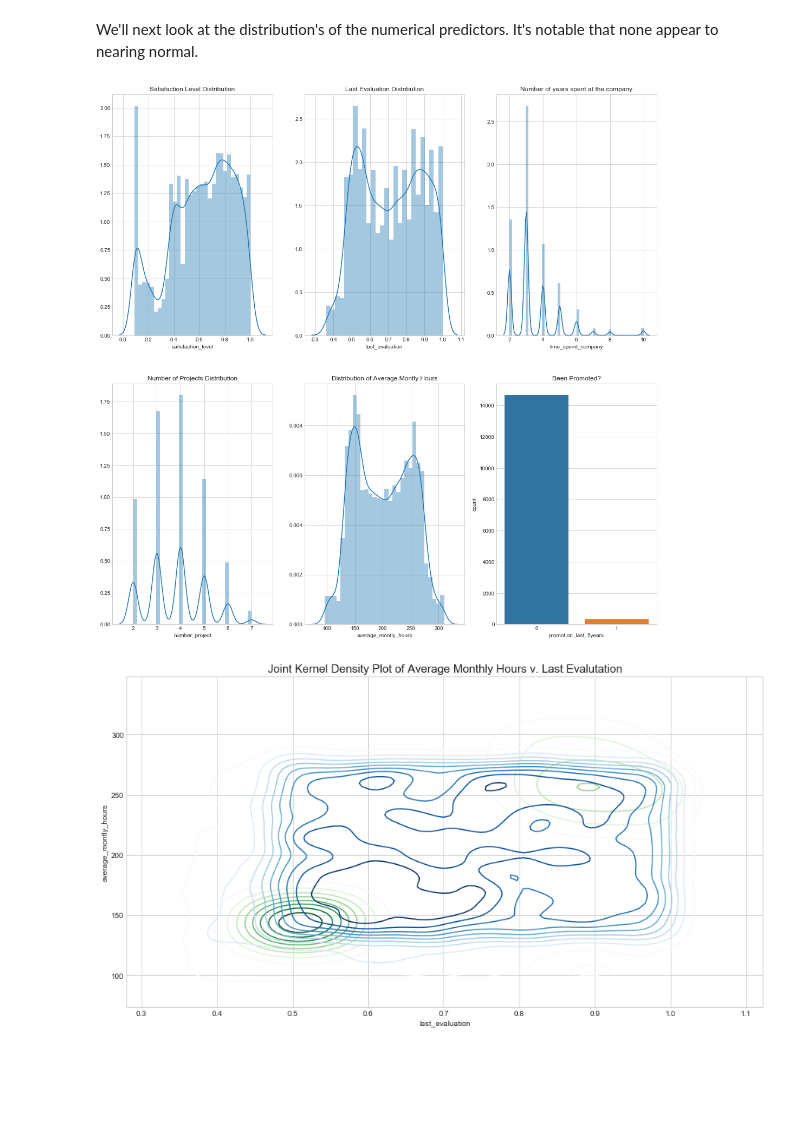
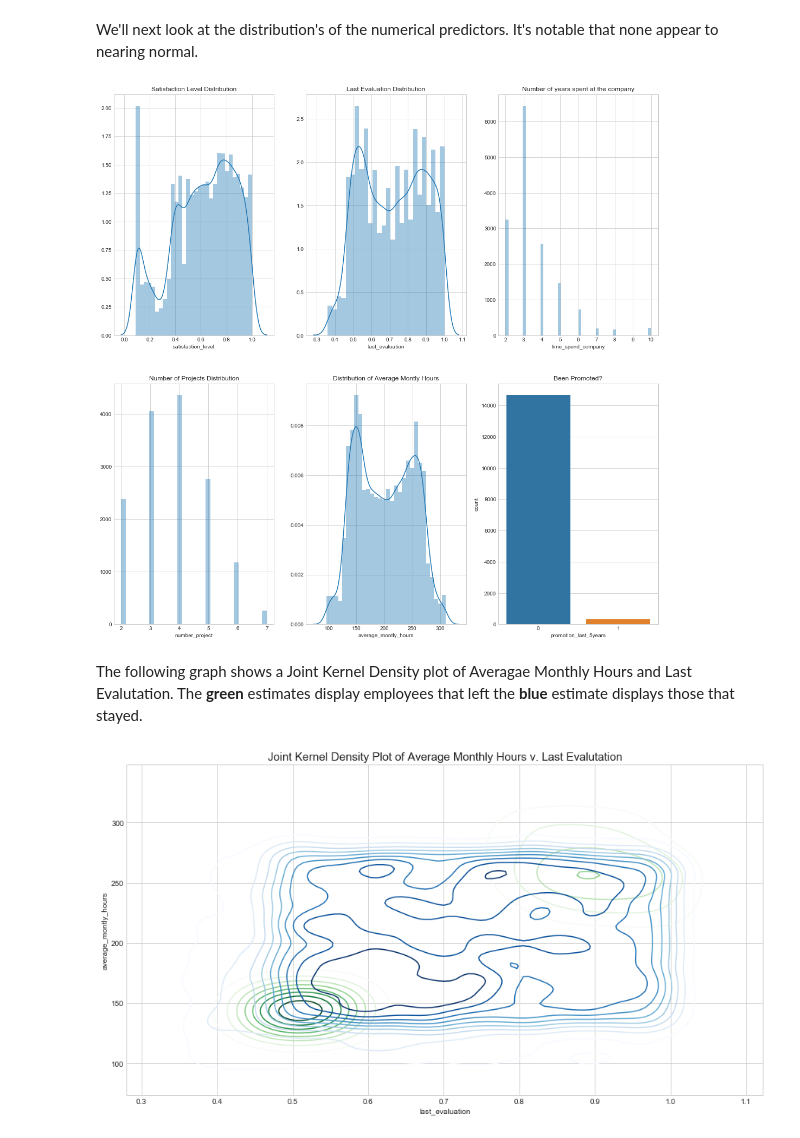
Before and after one commit to crocker456/CSfair2017, a Jupyter notebook: Big data for business.ipynb, the cells around one changed output. Drawn from its saved outputs; the diff is of its cells as text; code cells hidden in the pictures; blank space fills up the shorter version.

```diff
--- a/Big data for business.ipynb
+++ b/Big data for business.ipynb
@@ -59,21 +62,23 @@ We'll next look at the distribution's of the numerical predictors.  It's notable
 # %%
 f,ax=plt.subplots(2,3,figsize=(18,18))
 numeric = df[['satisfaction_level', 'last_evaluation', 'number_project', 'average_montly_hours', 'time_spend_company', 'left', 'promotion_last_5years']]
 sns.distplot(df['satisfaction_level'], ax = ax[0,0])
 ax[0,0].set_title("Satisfaction Level Distribution")
 sns.distplot(df['last_evaluation'], ax = ax[0,1])
 ax[0,1].set_title("Last Evaluation Distribution")
-sns.distplot(df['number_project'], ax = ax[1,0])
+sns.distplot(df['number_project'], ax = ax[1,0], kde = False)
 ax[1,0].set_title("Number of Projects Distribution")
 sns.distplot(df['average_montly_hours'], ax = ax[1,1])
 ax[1,1].set_title("Distribution of Average Montly Hours")
-sns.distplot(df['time_spend_company'], ax = ax[0,2])
+sns.distplot(df['time_spend_company'], ax = ax[0,2], kde = False)
 ax[0,2].set_title("Number of years spent at the company")
 sns.countplot(df['promotion_last_5years'])
 ax[1,2].set_title("Been Promoted?")
 plt.show()
 # %% [output]
-[figure, old version]
+[figure, new version]
+# %% [markdown]
+The following graph shows a Joint Kernel Density plot of Averagae Monthly Hours and Last Evalutation.  The __green__ estimates display employees that left the __blue__ estimate displays those that stayed.
 # %%
 def kdePlot(df, x, y):
     plt.figure(figsize = (15,8))
```
Also changed, not shown: parts of 10 cells of this notebook.
